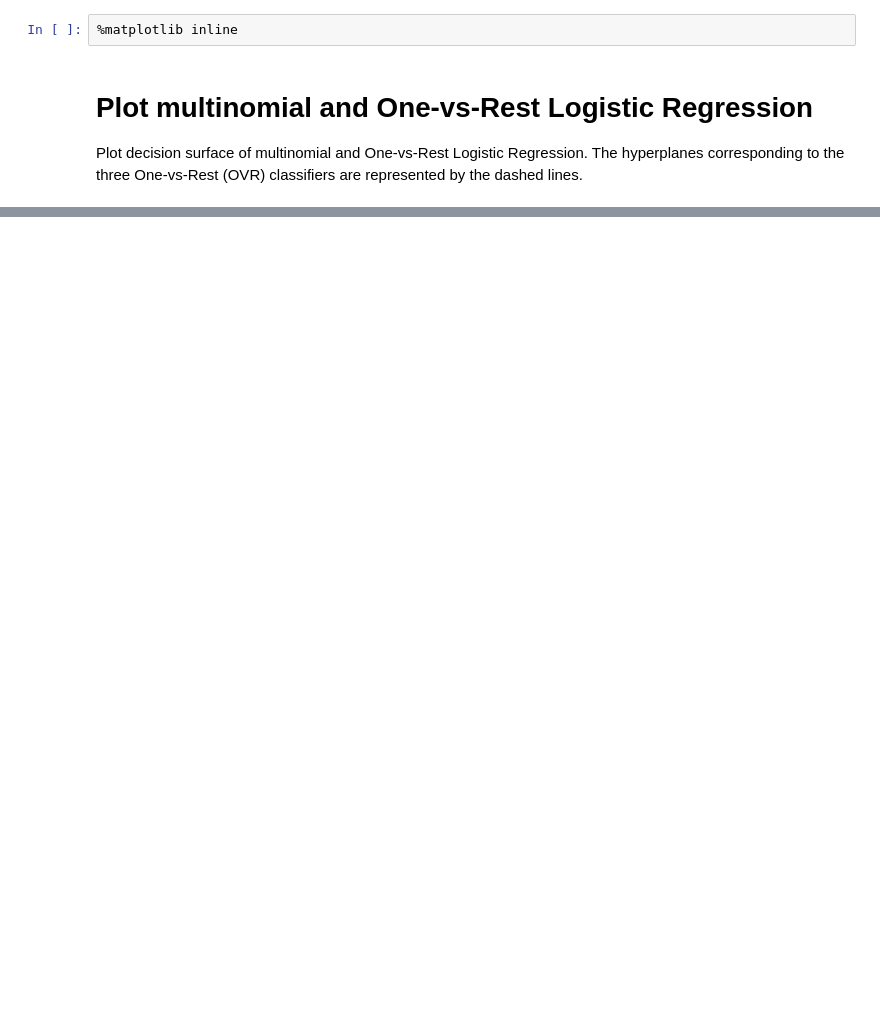
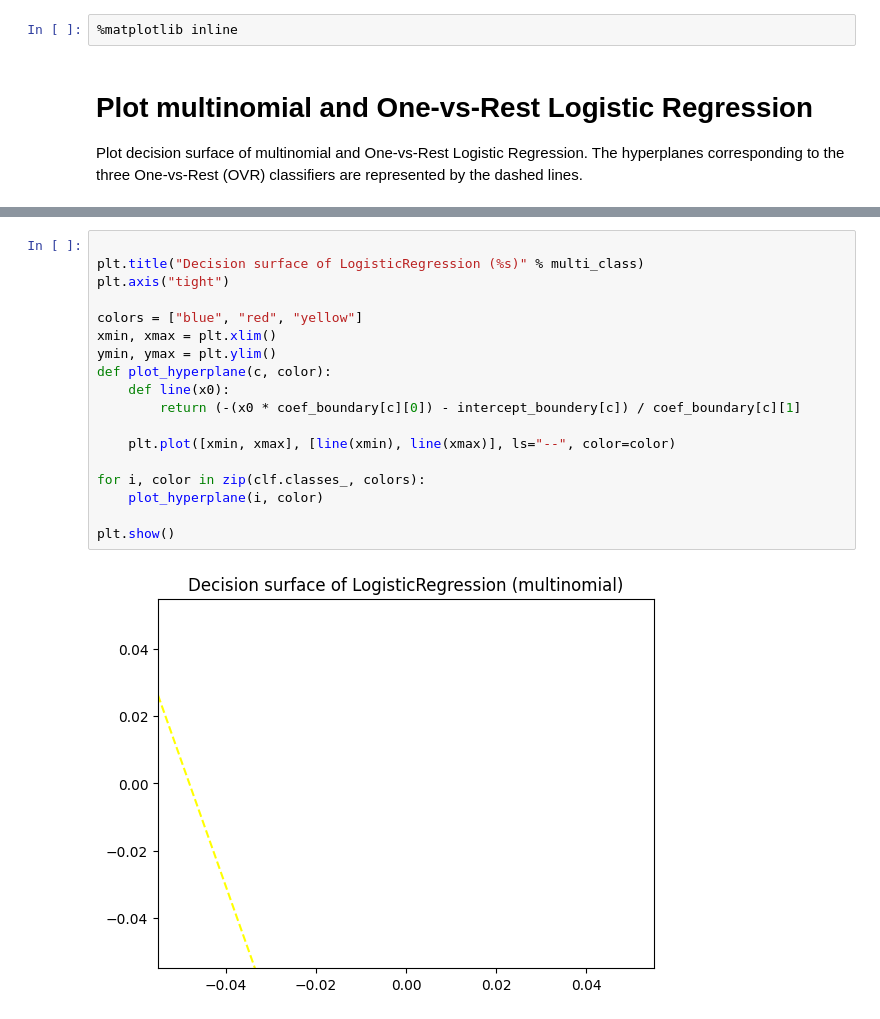
Before and after one commit to pyk93/week9_day5, a Jupyter notebook: plot_logistic_multinomial.ipynb, the cells around one changed output, grey strips where cells are left out. Cells and saved outputs as stored; diff of their text form; blank space fills up the shorter version.

```diff
--- a/plot_logistic_multinomial.ipynb
+++ b/plot_logistic_multinomial.ipynb
@@ -69,0 +125,20 @@ training score : 0.976 (ovr)
+# %%
+
+plt.title("Decision surface of LogisticRegression (%s)" % multi_class)
+plt.axis("tight")
+
+colors = ["blue", "red", "yellow"]
+xmin, xmax = plt.xlim()
+ymin, ymax = plt.ylim()
+def plot_hyperplane(c, color):
+    def line(x0):
+        return (-(x0 * coef_boundary[c][0]) - intercept_boundery[c]) / coef_boundary[c][1]
+
+    plt.plot([xmin, xmax], [line(xmin), line(xmax)], ls="--", color=color)
+
+for i, color in zip(clf.classes_, colors):
+    plot_hyperplane(i, color)
+
+plt.show()
+# %% [output]
+[figure, added]
```
Also changed, not shown: parts of 4 cells of this notebook.
